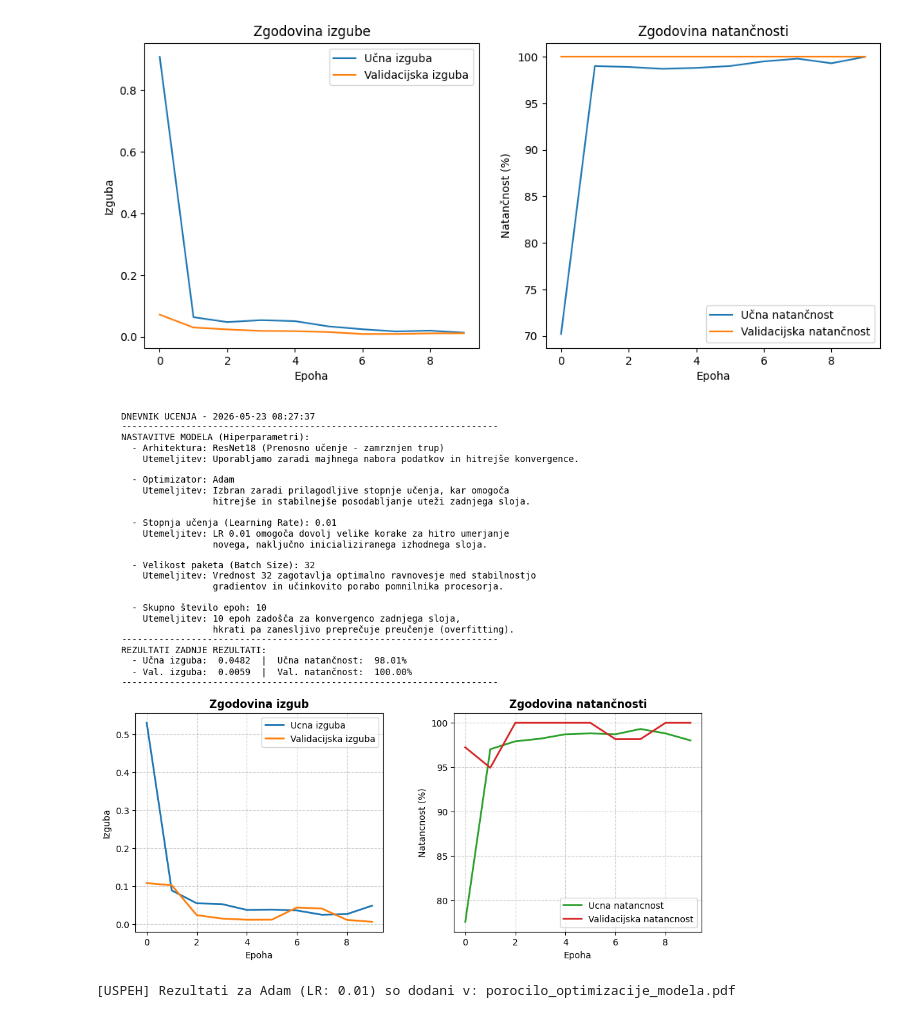
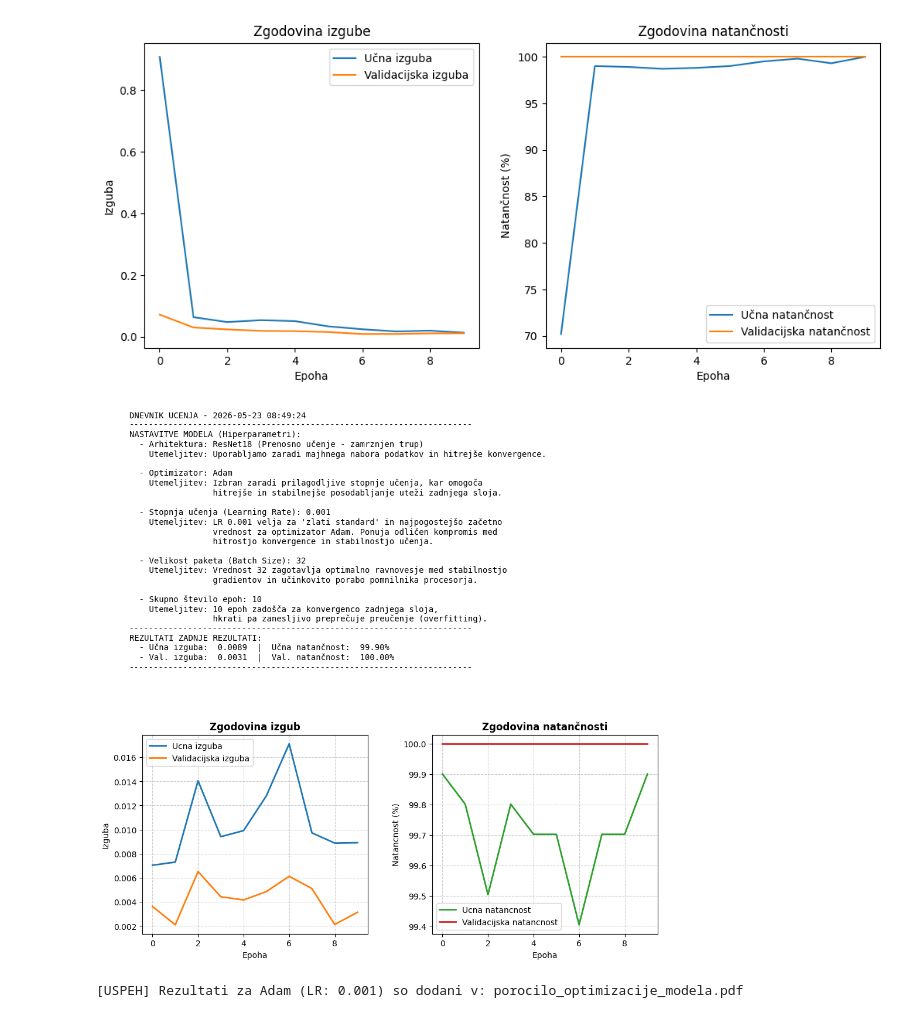
Before and after one commit to pametni-paketnik/paketnik, a Jupyter notebook: ORV/model_ucenje.ipynb, the cells around one changed output. Drawn from its saved outputs; the diff is of its cells as text; code cells hidden in the pictures.

Commit message:
Optimizacija modela - learning rate 0.001, adam, epohe 10 in batch size 32

```diff
--- a/ORV/model_ucenje.ipynb
+++ b/ORV/model_ucenje.ipynb
@@ -127,7 +127,7 @@ criterion = nn.CrossEntropyLoss()
 
 # stopnja učenja - hiperparameter za optimizacijo
 # LEARNING_RATES = [0.01, 0.001, 0.0001]
-LEARNING_RATE = 0.01
+LEARNING_RATE = 0.001
 
 # optimizator Adam = posodabljal bo samo uteži našega zadnjega sloja
 # OPTIMIZERS = ['Adam', 'SGD']
@@ -270,8 +270,9 @@ tekstovni_povzetek = (
     f"                 hitrejše in stabilnejše posodabljanje uteži zadnjega sloja.\n\n"
 
     f"  - Stopnja učenja (Learning Rate): {trenutni_lr}\n"
-    f"    Utemeljitev: LR 0.01 omogoča dovolj velike korake za hitro umerjanje\n"
-    f"                 novega, naključno inicializiranega izhodnega sloja.\n\n"
+    f"    Utemeljitev: LR 0.001 velja za 'zlati standard' in najpogostejšo začetno\n"
+    f"                 vrednost za optimizator Adam. Ponuja odličen kompromis med\n"
+    f"                 hitrostjo konvergence in stabilnostjo učenja.\n\n"
 
     f"  - Velikost paketa (Batch Size): {velikost_paketa}\n"
     f"    Utemeljitev: Vrednost 32 zagotavlja optimalno ravnovesje med stabilnostjo\n"
@@ -288,7 +289,7 @@ tekstovni_povzetek = (
 )
 
 fig = plt.figure(figsize=(11, 8.5))
-fig.text(0.08, 1.1, tekstovni_povzetek, fontsize=10, fontproperties='monospace', verticalalignment='top')
+fig.text(0.08, 1.2, tekstovni_povzetek, fontsize=10, fontproperties='monospace', verticalalignment='top')
 
 # Graf za izgubo
 ax1 = fig.add_axes([0.1, 0.15, 0.35, 0.4])
@@ -302,32 +303,32 @@ ax1.grid(True, linestyle='--', alpha=0.6)
 
 # Graf za natančnost
 ax2 = fig.add_axes([0.55, 0.15, 0.35, 0.4])
 ax2.plot(zgodovina_natancnosti_v_ucenju, label='Ucna natancnost', color='#2ca02c', linewidth=2)
 ax2.plot(zgodovina_natancnosti_v_validaciji, label='Validacijska natancnost', color='#d62728', linewidth=2)
 ax2.set_xlabel('Epoha')
 ax2.set_ylabel('Natancnost (%)')
 ax2.legend()
 ax2.set_title('Zgodovina natančnosti', fontsize=12, fontweight='bold')
 ax2.grid(True, linestyle='--', alpha=0.6)
 
 zacasni_pdf = f"temp_izpis.pdf"
 plt.savefig(zacasni_pdf, bbox_inches='tight', dpi=300)
 plt.show()
 
 writer = PdfWriter()
 
 if os.path.exists(POT_DO_PDF_POROCILA):
     writer.append(POT_DO_PDF_POROCILA)
 
 writer.append(zacasni_pdf)
 with open(POT_DO_PDF_POROCILA, "wb") as fp:
     writer.write(fp)
 
 writer.close()
 if os.path.exists(zacasni_pdf):
     os.remove(zacasni_pdf)
 
 print(f"[USPEH] Rezultati za {tip_optimizatorja} (LR: {trenutni_lr}) so dodani v: {POT_DO_PDF_POROCILA}")
 # %% [output]
-[figure, old version]
+[figure, new version]
-[USPEH] Rezultati za Adam (LR: 0.01) so dodani v: porocilo_optimizacije_modela.pdf
+[USPEH] Rezultati za Adam (LR: 0.001) so dodani v: porocilo_optimizacije_modela.pdf
```
Also changed, not shown: parts of 1 cell of this notebook, 1 other file.
